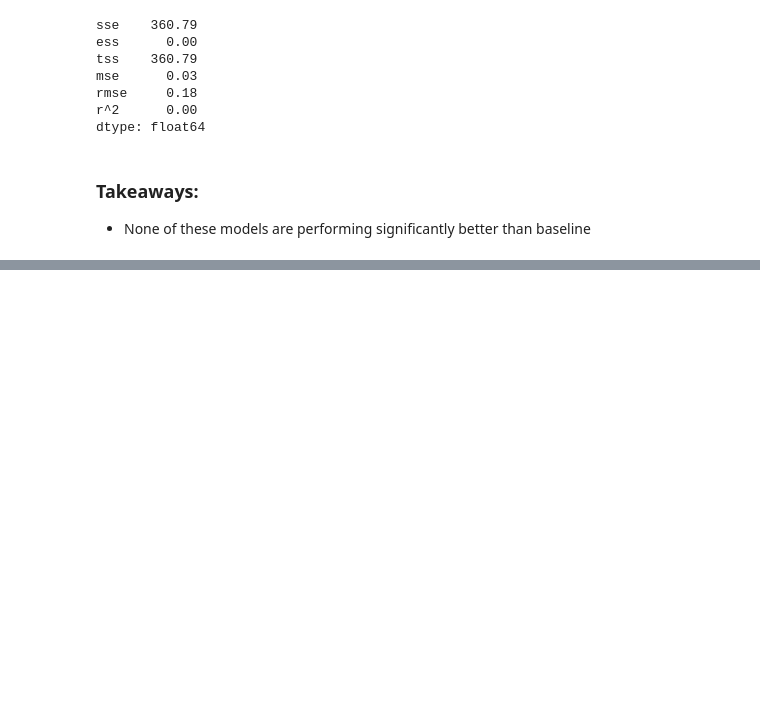
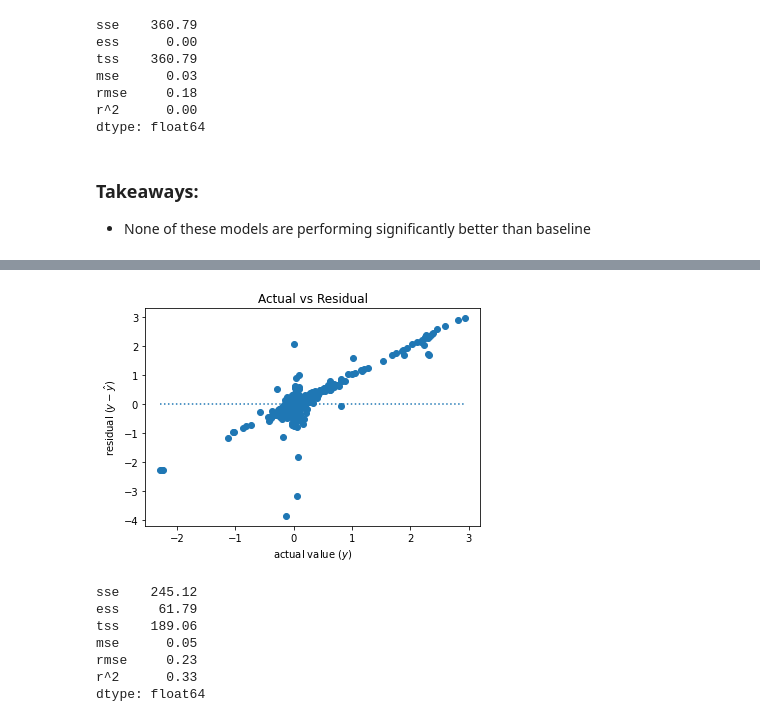
Before and after one commit to Gabriela-and-Justin/Zillow-Clustering-Project, a Jupyter notebook: orange_modeling.ipynb, the cells around one changed output, grey strips where cells are left out. Cells and saved outputs as stored; diff of their text form; code cells hidden in the pictures; blank space fills up the shorter version.

```diff
--- a/orange_modeling.ipynb
+++ b/orange_modeling.ipynb
@@ -293,0 +336,21 @@ dtype: float64
+# %%
+# transform X_validate_scaled & X_test_scaled
+X_validate_degree3 = pf.transform(X_validate_scaled)
+# %%
+# predict validate
+y_validate['yhat_pred_lm3'] = lm3.predict(X_validate_degree3)
+# %%
+#Use evaluate model to visualize the residuals
+evaluate.plot_residuals(y_validate.logerror, y_validate.yhat_pred_lm3)
+
+#Retrieve evaluation metrics for lm3 on out of sample Validate Data
+evaluate.regression_errors(y_validate.logerror, y_validate.yhat_pred_lm3)
+# %% [output]
+[figure, added]
+sse    245.12
+ess     61.79
+tss    189.06
+mse      0.05
+rmse     0.23
+r^2      0.33
+dtype: float64
```
Also changed, not shown: parts of 6 cells of this notebook.
